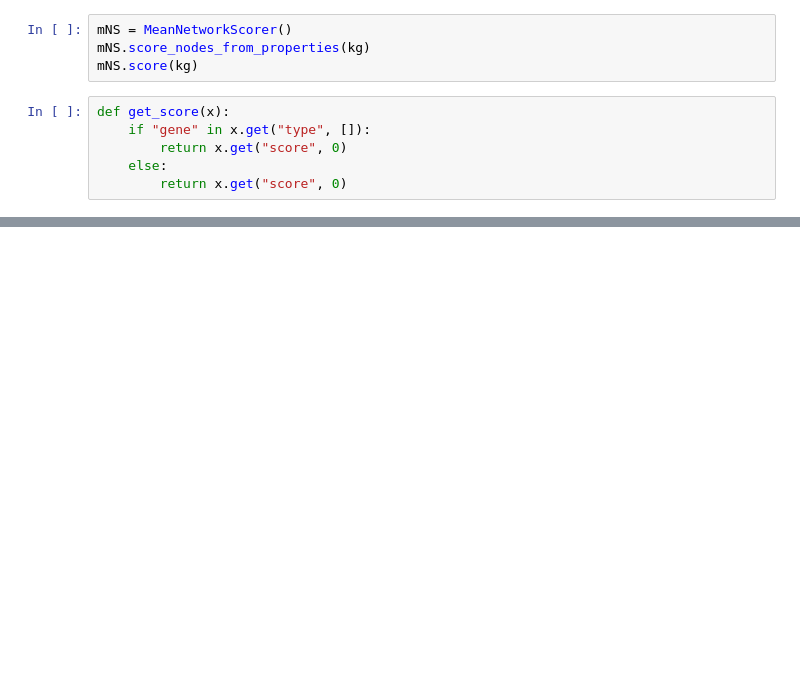
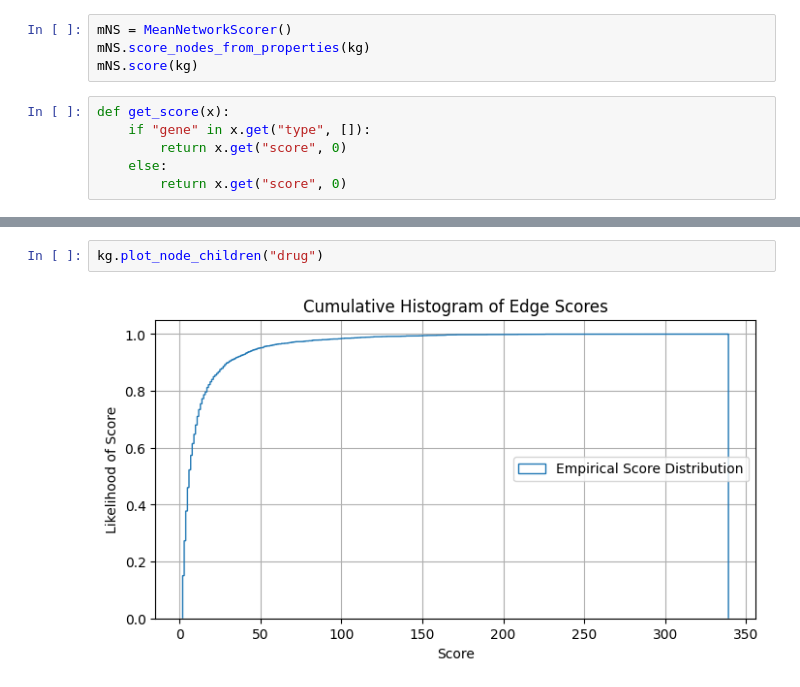
Before and after one commit to mjoppich/PICASO, a Jupyter notebook: scripts/create_basic_knowledgegraph.ipynb, the cells around one changed output, grey strips where cells are left out. Cells and saved outputs as stored; diff of their text form; blank space fills up the shorter version.

```diff
--- a/scripts/create_basic_knowledgegraph.ipynb
+++ b/scripts/create_basic_knowledgegraph.ipynb
@@ -201,0 +267,4 @@ kg.plot_edge_between_types()
+# %%
+kg.plot_node_children("drug")
+# %% [output]
+[figure, added]
```
Also changed, not shown: parts of 32 cells of this notebook, 6 other files.
